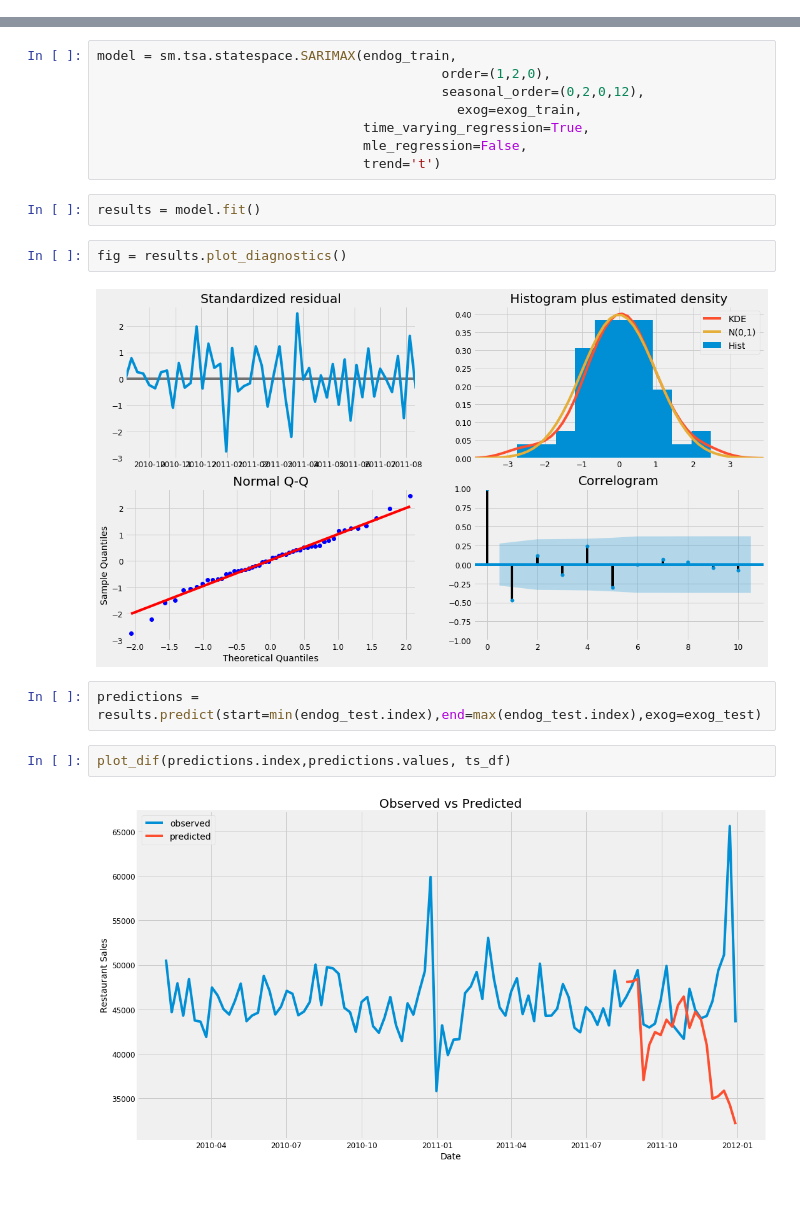
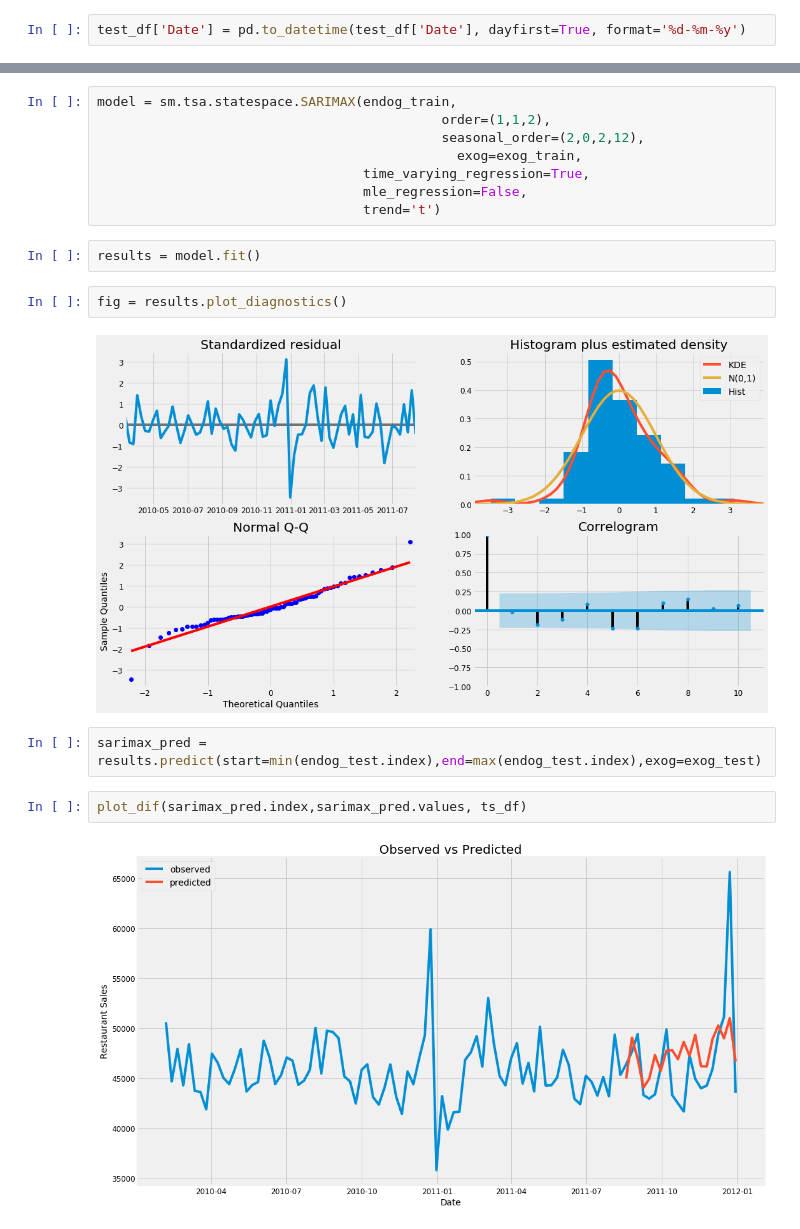
Before and after one commit to ilyalasy/ml_tasks, a Jupyter notebook: Restaurants/Restaurants_TS_Forecasting.ipynb, the cells around one changed output, grey strips where cells are left out. Cells and saved outputs as stored; diff of their text form; blank space fills up the shorter version.

```diff
--- a/Restaurants/Restaurants_TS_Forecasting.ipynb
+++ b/Restaurants/Restaurants_TS_Forecasting.ipynb
@@ -39,6 +39,8 @@ test_df.head()
 | 2 | 1 | 1 | 20-01-12 | False |
 | 3 | 1 | 1 | 27-01-12 | False |
 | 4 | 1 | 1 | 03-02-12 | False |
+# %%
+test_df['Date'] = pd.to_datetime(test_df['Date'], dayfirst=True, format='%d-%m-%y')
 # %% [markdown]
 ### Drop restaurants from train that doesnt exist in test
 # %%
@@ -353,7 +336,7 @@ The best ones are: 1062.1348392420314 ((1, 2, 0), (0, 2, 0, 12))
 # %%
 model = sm.tsa.statespace.SARIMAX(endog_train,
-                                            order=(1,2,0),
-                                            seasonal_order=(0,2,0,12),
+                                            order=(1,1,2),
+                                            seasonal_order=(2,0,2,12),
                                               exog=exog_train,
                                   time_varying_regression=True,
                                   mle_regression=False,
@@ -363,11 +346,11 @@ results = model.fit()
 # %%
 fig = results.plot_diagnostics()
 # %% [output]
-[figure, old version]
+[figure, new version]
 # %%
-predictions = results.predict(start=min(endog_test.index),end=max(endog_test.index),exog=exog_test)
+sarimax_pred = results.predict(start=min(endog_test.index),end=max(endog_test.index),exog=exog_test)
 # %%
-plot_dif(predictions.index,predictions.values, ts_df)
+plot_dif(sarimax_pred.index,sarimax_pred.values, ts_df)
 # %% [output]
-[figure, old version]
+[figure, new version]
 # %%
```
Also changed, not shown: parts of 32 cells of this notebook, 5 other files.
